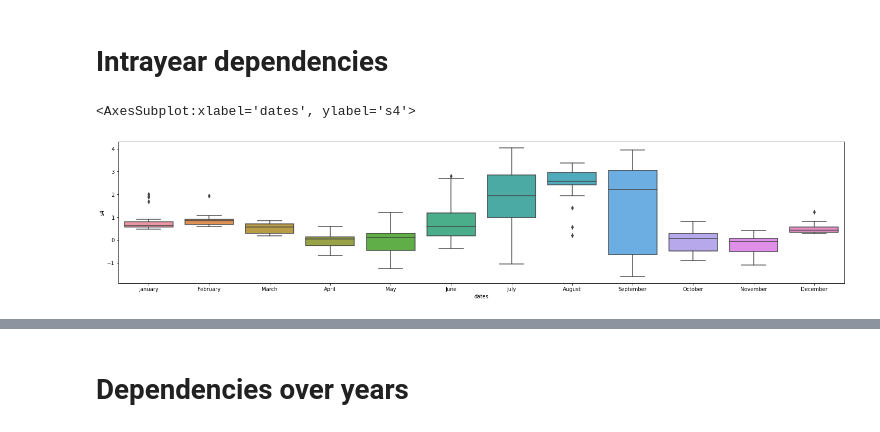
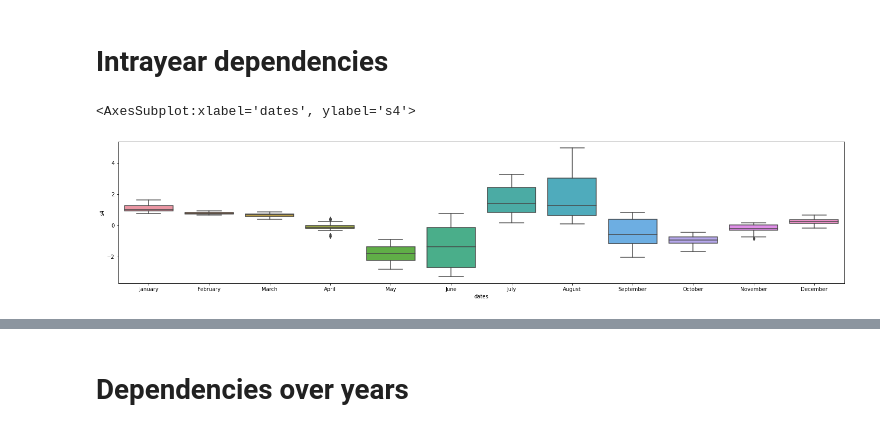
Before and after one commit to saschagaudlitz/Flash, a Jupyter notebook: visualize.ipynb, the cells around one changed output, grey strips where cells are left out. Drawn from its saved outputs; the diff is of its cells as text; code cells hidden in the pictures.

```diff
--- a/visualize.ipynb
+++ b/visualize.ipynb
@@ -41,12 +65,12 @@ df_test = df_test.set_index('dates').sort_index()
 # %% [markdown]
 # Intrayear dependencies
 # %%
-year = 2006
+year = 2007
 station = 's4'
 
 fig, ax = plt.subplots(figsize=(25, 5))
 df_plot = df_all[df_all.index.year == year]
 sns.boxplot(y=df_plot[station], x=df_plot.index.month_name(), ax=ax)
 # %% [output]
 <AxesSubplot:xlabel='dates', ylabel='s4'>
-[figure, old version]
+[figure, new version]
```
Also changed, not shown: parts of 16 cells of this notebook, 2 other files.
